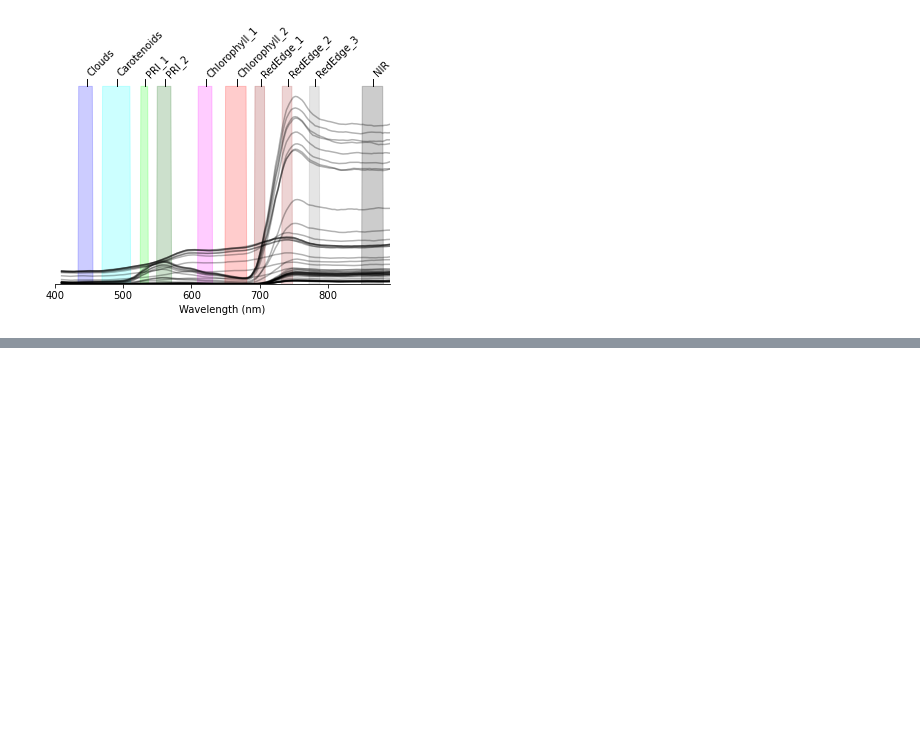
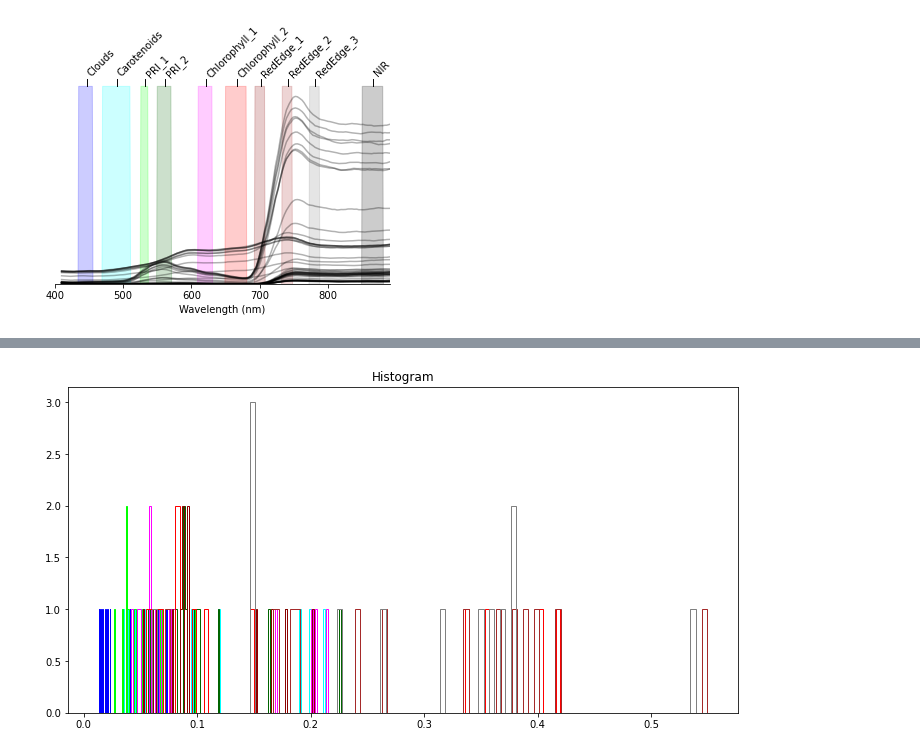
Before and after one commit to joe-fennell/pyeosim, a Jupyter notebook: 2_CMOS.ipynb, the cells around one changed output, grey strips where cells are left out. Cells and saved outputs as stored; diff of their text form; code cells hidden in the pictures; blank space fills up the shorter version.

```diff
--- a/2_CMOS.ipynb
+++ b/2_CMOS.ipynb
@@ -30,8 +31,8 @@ demo = cmos.fit_transform(TOA)
 # %%
 srf = cmos.spectral_response
 ymax = .75
-for n, c in zip(srf.band_names,
-                ['blue', 'aqua', 'lime', 'darkgreen', 'magenta', 'red', 'darkred','brown','grey', 'k']):
+band_cols = ['blue', 'aqua', 'lime', 'darkgreen', 'magenta', 'red', 'darkred','brown','grey', 'k']
+for n, c in zip(srf.band_names, band_cols):
 #     srf.srfs[n].plot(c=c, label=n,)
     plt.fill_between(x=srf.srfs[n].wavelength, y1=srf.srfs[n].values*ymax,color=c, alpha=.2)
 plt.ylim(.01,ymax*1.1)
@@ -47,6 +48,7 @@ plt.title('')
 sns.despine(left=True)
 plt.yticks([])
 plt.ylabel('')
+plt.xlim(400,890)
 plt.xlabel('Wavelength (nm)')
 # %% [output]
 Text(0.5, 0, 'Wavelength (nm)')
@@ -96,0 +131,6 @@ plt.savefig('outputs/TreeView_example_1_plant.png',dpi=200)
+# %%
+plt.figure(figsize=(12,6))
+for i in range(9):
+    BOA.isel(band=i).where(ndvi>.2).plot.hist(bins=100,histtype='step', color=band_cols[i])
+# %% [output]
+[figure, added]
```
Also changed, not shown: parts of 5 cells of this notebook, 19 other files.
